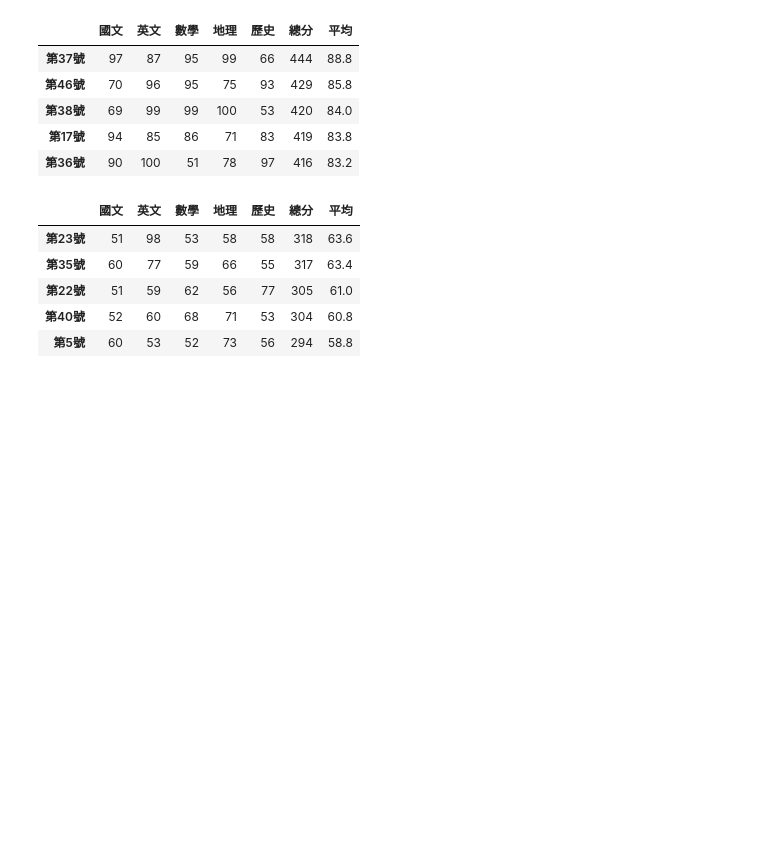
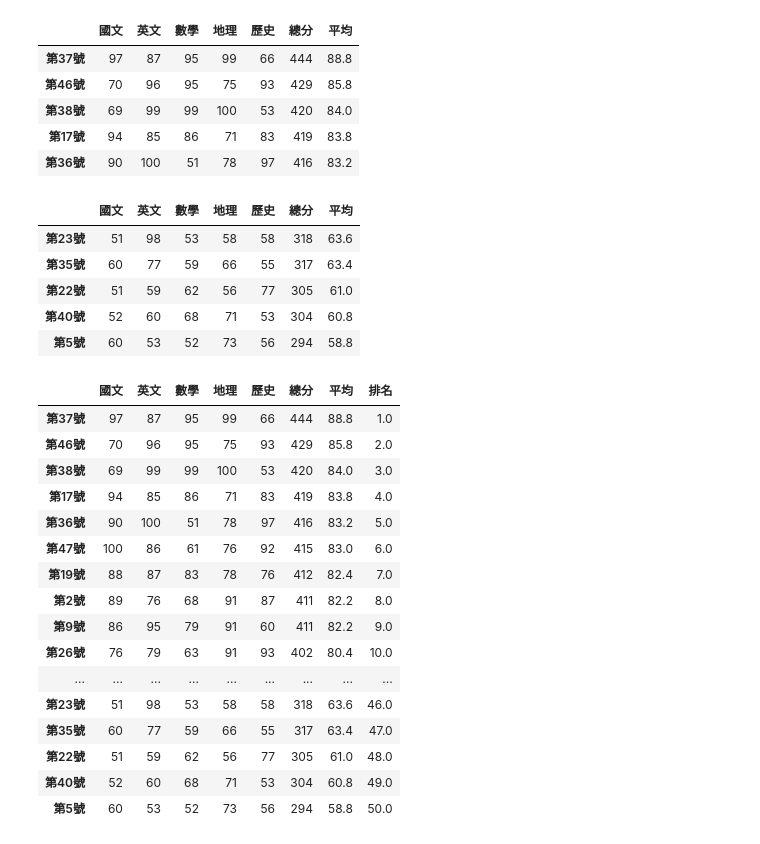
Before and after one commit to roberthsu2003/__2024_06_25_gov__, a Jupyter notebook: lesson11.ipynb, the cells around one changed output. Drawn from its saved outputs; the diff is of its cells as text; code cells hidden in the pictures; blank space fills up the shorter version.

```diff
--- a/lesson11.ipynb
+++ b/lesson11.ipynb
@@ -148,3 +148,25 @@ df2.iloc[-5:]
 | 第22號 | 51 | 59 | 62 | 56 | 77 | 305 | 61.0 |
 | 第40號 | 52 | 60 | 68 | 71 | 53 | 304 | 60.8 |
 | 第5號 | 60 | 53 | 52 | 73 | 56 | 294 | 58.8 |
+# %%
+df2['排名'] = df1['總分'].rank(method='first',ascending=False)
+# %%
+df2
+# %% [output]
+|  | 國文 | 英文 | 數學 | 地理 | 歷史 | 總分 | 平均 | 排名 |
+| 第37號 | 97 | 87 | 95 | 99 | 66 | 444 | 88.8 | 1.0 |
+| 第46號 | 70 | 96 | 95 | 75 | 93 | 429 | 85.8 | 2.0 |
+| 第38號 | 69 | 99 | 99 | 100 | 53 | 420 | 84.0 | 3.0 |
+| 第17號 | 94 | 85 | 86 | 71 | 83 | 419 | 83.8 | 4.0 |
+| 第36號 | 90 | 100 | 51 | 78 | 97 | 416 | 83.2 | 5.0 |
+| 第47號 | 100 | 86 | 61 | 76 | 92 | 415 | 83.0 | 6.0 |
+| 第19號 | 88 | 87 | 83 | 78 | 76 | 412 | 82.4 | 7.0 |
+| 第2號 | 89 | 76 | 68 | 91 | 87 | 411 | 82.2 | 8.0 |
+| 第9號 | 86 | 95 | 79 | 91 | 60 | 411 | 82.2 | 9.0 |
+| 第26號 | 76 | 79 | 63 | 91 | 93 | 402 | 80.4 | 10.0 |
+| ... | ... | ... | ... | ... | ... | ... | ... | ... |
+| 第23號 | 51 | 98 | 53 | 58 | 58 | 318 | 63.6 | 46.0 |
+| 第35號 | 60 | 77 | 59 | 66 | 55 | 317 | 63.4 | 47.0 |
+| 第22號 | 51 | 59 | 62 | 56 | 77 | 305 | 61.0 | 48.0 |
+| 第40號 | 52 | 60 | 68 | 71 | 53 | 304 | 60.8 | 49.0 |
+| 第5號 | 60 | 53 | 52 | 73 | 56 | 294 | 58.8 | 50.0 |
```
